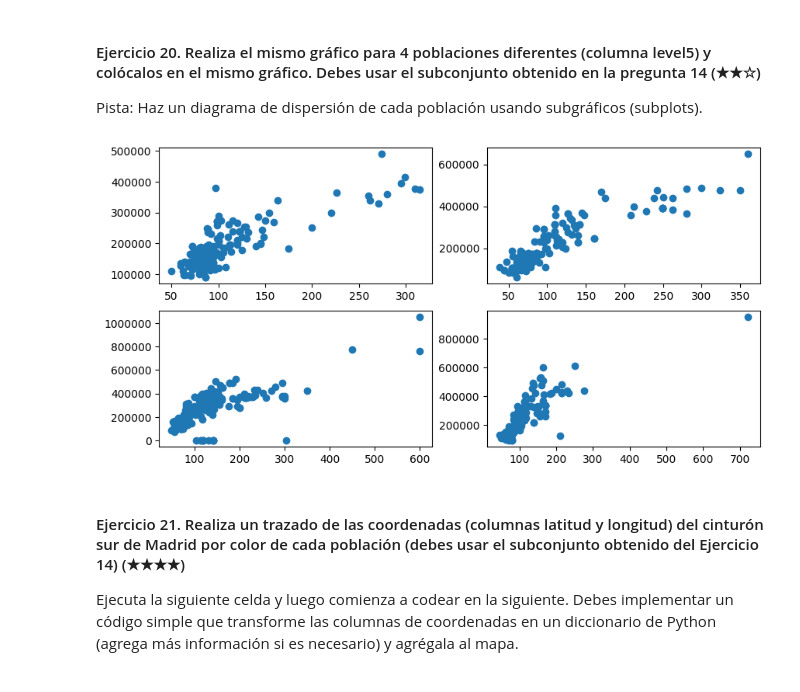
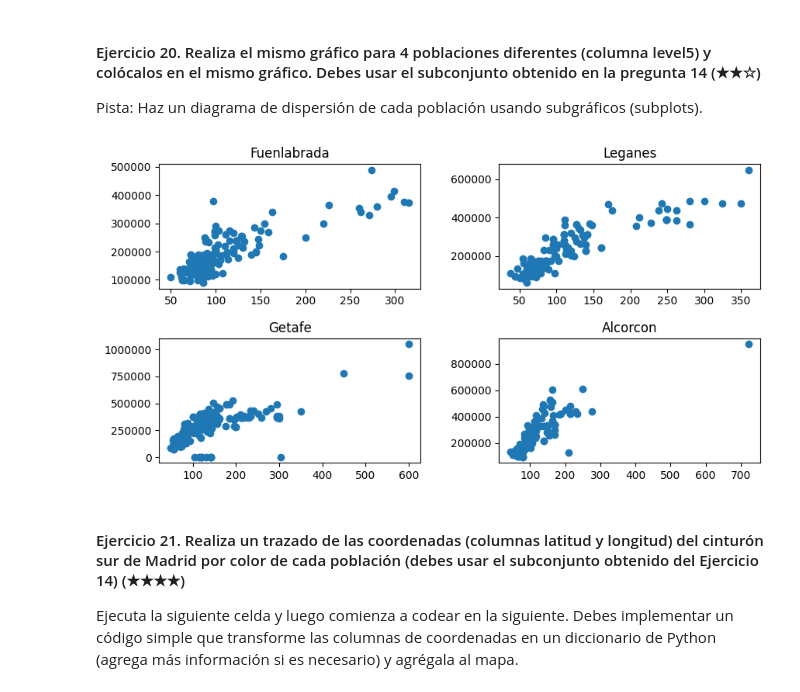
Before and after one commit to 4GeeksAcademy/Loic-realestate-datacleanup-exercise, a Jupyter notebook: project.es.ipynb, the cells around one changed output. Drawn from its saved outputs; the diff is of its cells as text; code cells hidden in the pictures.

```diff
--- a/project.es.ipynb
+++ b/project.es.ipynb
@@ -330,18 +335,23 @@ print(datos_pps_Alcorcon)
 Pista: Haz un diagrama de dispersión de cada población usando subgráficos (subplots).
 # %%
 plt.figure(figsize=(10,5))
+plt.subplots_adjust(hspace=0.4, wspace=0.3)
 plt.subplot(221)
+plt.title('Fuenlabrada')
 plt.scatter(Fuenlabrada['surface'],Fuenlabrada[['price']])
 plt.subplot(222)
+plt.title('Leganes')
 plt.scatter(Leganes['surface'],Leganes[['price']])
 plt.subplot(223)
+plt.title('Getafe')
 plt.ticklabel_format(style='plain')
 plt.scatter(Getafe['surface'],Getafe[['price']])
 plt.subplot(224)
+plt.title('Alcorcon')
 plt.scatter(Alcorcon['surface'],Alcorcon[['price']])
 plt.show()
 # %% [output]
-[figure, old version]
+[figure, new version]
 # %% [markdown]
 #### Ejercicio 21. Realiza un trazado de las coordenadas (columnas latitud y longitud) del cinturón sur de Madrid por color de cada población (debes usar el subconjunto obtenido del Ejercicio 14) (★★★★)
 
```
Also changed, not shown: parts of 6 cells of this notebook.
